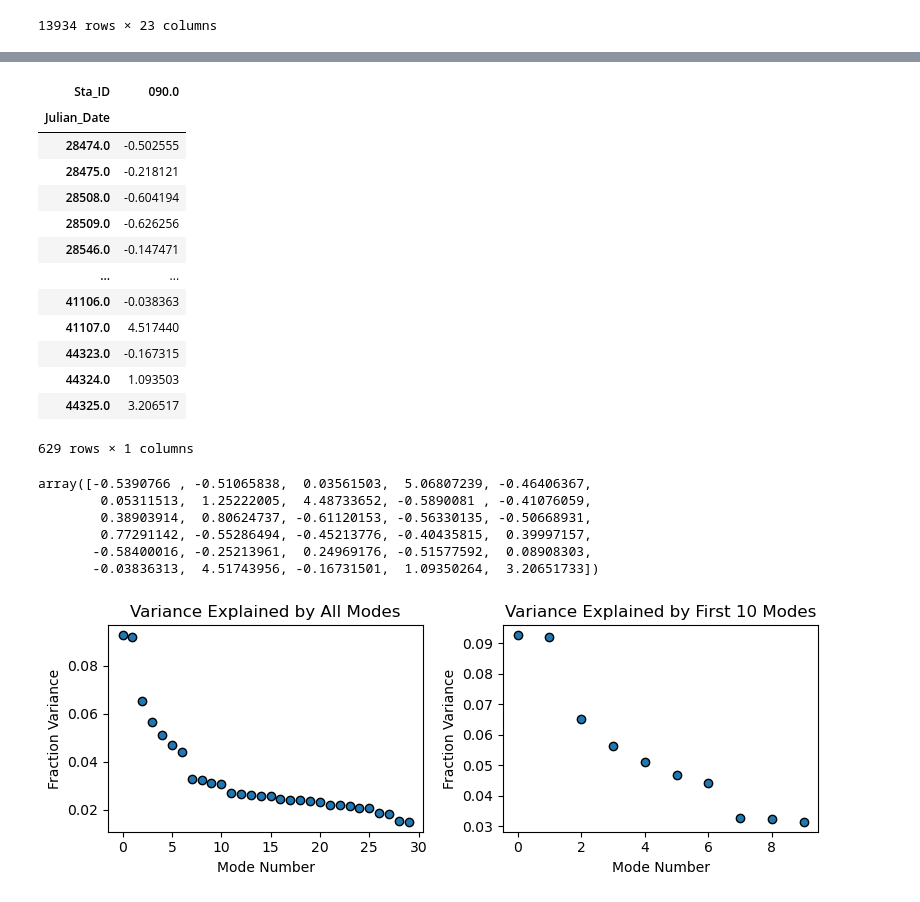
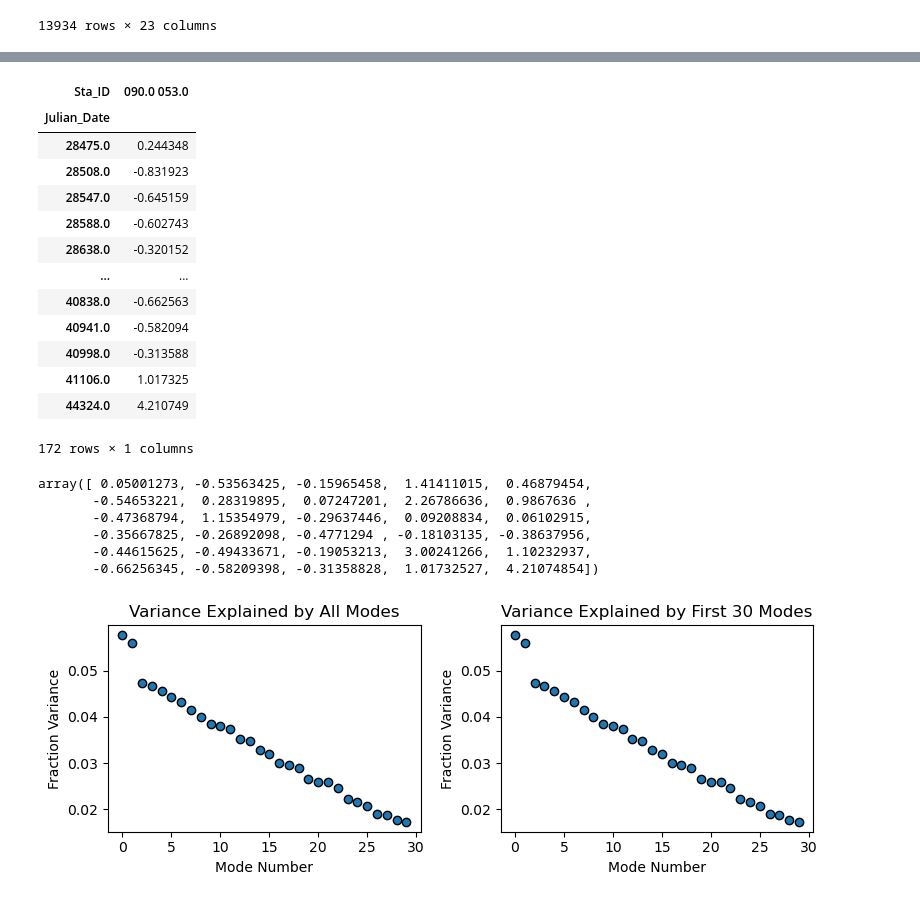
Before and after one commit to Drums180/Geoscientific_Analysis_Project, a Jupyter notebook: SSA.ipynb, the cells around one changed output, grey strips where cells are left out. Cells and saved outputs as stored; diff of their text form; code cells hidden in the pictures.

```diff
--- a/SSA.ipynb
+++ b/SSA.ipynb
@@ -249,5 +238,5 @@ data
 | 13933 | 35644 | 093.3 100.0 | 0.205000 | 0.100643 | 11.025136 | 25.713335 | 3.615905 | 1.558095 | 27.098095 | 18.823333 | ... | ... |
 13934 rows × 23 columns
 # %%
-data['Sta_ID'] = data['Sta_ID'].str.split().str[0]
-data
+# data['Sta_ID'] = data['Sta_ID'].str.split().str[0]
+# data
@@ -301,5 +276,5 @@ data_chla.head()
 # %%
 # Filter columns that have more than 150 non-null values
-filtered_data = data_chla.loc[:, data_chla.notnull().sum(axis=0) > 620]
+filtered_data = data_chla.loc[:, data_chla.notnull().sum(axis=0) > 171]
 filtered_data
 # %% [output]
@@ -354,22 +332,22 @@ plt.yticks(fontsize = 18)
 # %%
 # drop nas
-filtered_data = filtered_data.dropna(subset=['090.0'])
+filtered_data = filtered_data.dropna(subset=['090.0 053.0'])
 filtered_data
 # %% [output]
-| Sta_ID | 090.0 |
+| Sta_ID | 090.0 053.0 |
 | Julian_Date |  |
-| 28474.0 | -0.502555 |
-| 28475.0 | -0.218121 |
-| 28508.0 | -0.604194 |
-| 28509.0 | -0.626256 |
-| 28546.0 | -0.147471 |
+| 28475.0 | 0.244348 |
+| 28508.0 | -0.831923 |
+| 28547.0 | -0.645159 |
+| 28588.0 | -0.602743 |
+| 28638.0 | -0.320152 |
 | ... | ... |
-| 41106.0 | -0.038363 |
-| 41107.0 | 4.517440 |
-| 44323.0 | -0.167315 |
-| 44324.0 | 1.093503 |
-| 44325.0 | 3.206517 |
+| 40838.0 | -0.662563 |
+| 40941.0 | -0.582094 |
+| 40998.0 | -0.313588 |
+| 41106.0 | 1.017325 |
+| 44324.0 | 4.210749 |
-629 rows × 1 columns
+172 rows × 1 columns
 # %%
 #prep for SSA
 
@@ -378,16 +356,16 @@ n_obs = np.shape(filtered_data)[0] - L + 1
 SSA_input = np.empty((n_obs, L))
 
 for kk in range(n_obs):
-    SSA_input[kk,:] = filtered_data['090.0'].values[kk:kk+L]
+    SSA_input[kk,:] = filtered_data['090.0 053.0'].values[kk:kk+L]
 
-filtered_data['090.0'].values[kk:kk+L]
+filtered_data['090.0 053.0'].values[kk:kk+L]
 # %% [output]
-array([-0.5390766 , -0.51065838,  0.03561503,  5.06807239, -0.46406367,
-        0.05311513,  1.25222005,  4.48733652, -0.5890081 , -0.41076059,
-        0.38903914,  0.80624737, -0.61120153, -0.56330135, -0.50668931,
-        0.77291142, -0.55286494, -0.45213776, -0.40435815,  0.39997157,
-       -0.58400016, -0.25213961,  0.24969176, -0.51577592,  0.08908303,
-       -0.03836313,  4.51743956, -0.16731501,  1.09350264,  3.20651733])
+array([ 0.05001273, -0.53563425, -0.15965458,  1.41411015,  0.46879454,
+       -0.54653221,  0.28319895,  0.07247201,  2.26786636,  0.9867636 ,
+       -0.47368794,  1.15354979, -0.29637446,  0.09208834,  0.06102915,
+       -0.35667825, -0.26892098, -0.4771294 , -0.18103135, -0.38637956,
+       -0.44615625, -0.49433671, -0.19053213,  3.00241266,  1.10232937,
+       -0.66256345, -0.58209398, -0.31358828,  1.01732527,  4.21074854])
 # %%
 #do SSA (PCA on the lagged matrix)
 n_modes = np.min(np.shape(SSA_input))
@@ -398,22 +376,22 @@ fracVar = pca.explained_variance_ratio_
 # %%
 #plot fraction of variance explained by each mode
 
 fig, ax = plt.subplots(1, 2, figsize=(8, 3))
 
 ax[0].scatter(range(len(fracVar)),fracVar, edgecolor = 'k')
 ax[0].set_xlabel('Mode Number')
 ax[0].set_ylabel('Fraction Variance')
 ax[0].set_title('Variance Explained by All Modes')
 
-n_modes_show = 10
+n_modes_show = 30
 ax[1].scatter(range(n_modes_show),fracVar[:n_modes_show], edgecolor = 'k')
 ax[1].set_xlabel('Mode Number')
 ax[1].set_ylabel('Fraction Variance')
 ax[1].set_title('Variance Explained by First ' + str(n_modes_show) + ' Modes')
 
 plt.tight_layout()
 # %% [output]
-[figure, old version]
+[figure, new version]
 # %%
 #plot the first n modes and PCs -- choose a value of 'n' from the variance explained figure!
 n = 2
```
Also changed, not shown: parts of 19 cells of this notebook.
